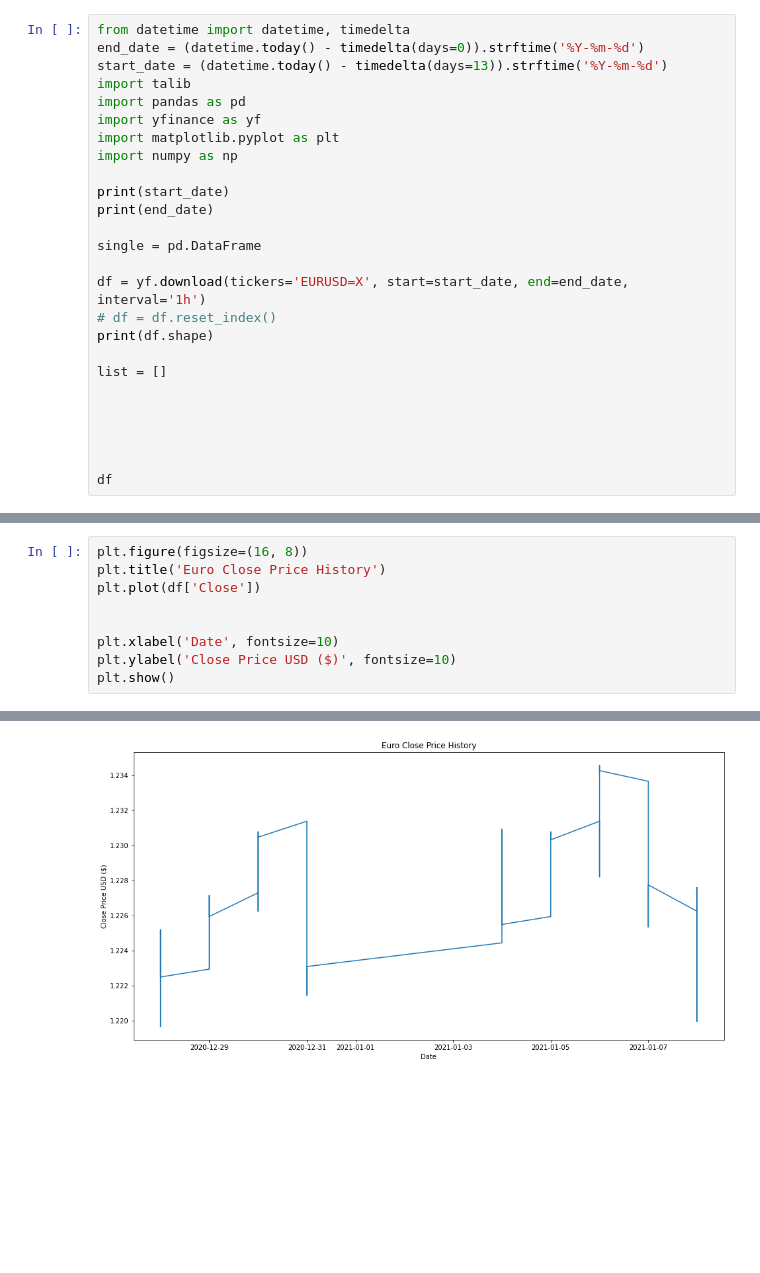
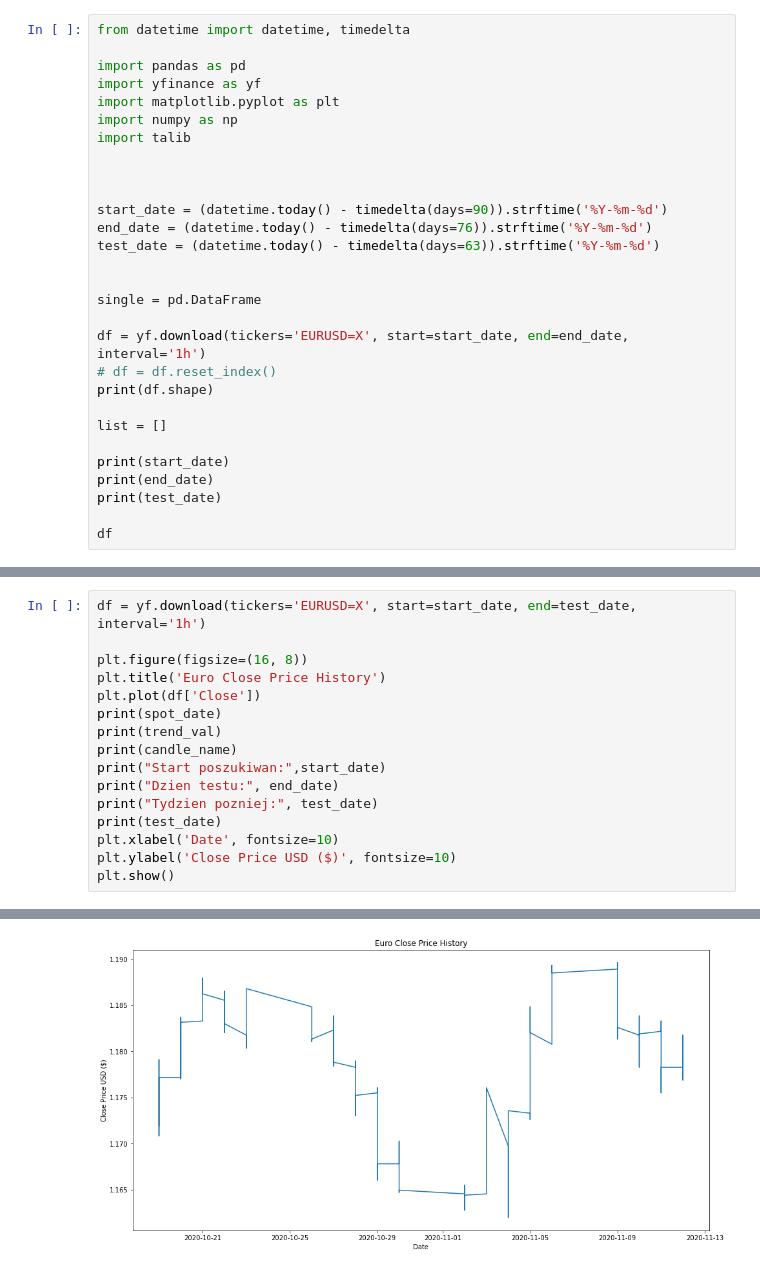
Before and after one commit to jakubsadel/FOREXRecommendationSystem, a Jupyter notebook: forexAlgorithm/forexPatterns.ipynb, the cells around one changed output, grey strips where cells are left out. Saved outputs shown, nothing was run; the diff lists cells and outputs as text; blank space fills up the shorter version.

Commit message:
Tests

```diff
--- a/forexAlgorithm/forexPatterns.ipynb
+++ b/forexAlgorithm/forexPatterns.ipynb
@@ -1,15 +1,18 @@
 # %%
 from datetime import datetime, timedelta
-end_date = (datetime.today() - timedelta(days=0)).strftime('%Y-%m-%d')
-start_date = (datetime.today() - timedelta(days=13)).strftime('%Y-%m-%d')
-import talib
+
 import pandas as pd
 import yfinance as yf
 import matplotlib.pyplot as plt
 import numpy as np
+import talib
 
-print(start_date)
-print(end_date)
+
+
+start_date = (datetime.today() - timedelta(days=90)).strftime('%Y-%m-%d')
+end_date = (datetime.today() - timedelta(days=76)).strftime('%Y-%m-%d')
+test_date = (datetime.today() - timedelta(days=63)).strftime('%Y-%m-%d')
+
 
 single = pd.DataFrame
 
@@ -19,9 +22,9 @@ print(df.shape)
 
 list = []
 
-
-
-
+print(start_date)
+print(end_date)
+print(test_date)
 
 df
 # %% [output]
@@ -279,11 +263,18 @@ print(candle_name)
 -100
 Hanging Man
 # %%
+df = yf.download(tickers='EURUSD=X', start=start_date, end=test_date, interval='1h')
+
 plt.figure(figsize=(16, 8))
 plt.title('Euro Close Price History')
 plt.plot(df['Close'])
-
-
+print(spot_date)
+print(trend_val)
+print(candle_name)
+print("Start poszukiwan:",start_date)
+print("Dzien testu:", end_date)
+print("Tydzien pozniej:", test_date)
+print(test_date)
 plt.xlabel('Date', fontsize=10)
 plt.ylabel('Close Price USD ($)', fontsize=10)
 plt.show()
@@ -291 +290 @@ plt.show()
-[figure, old version]
+[figure, new version]
```
Also changed, not shown: parts of 5 cells of this notebook, 16 other files.
